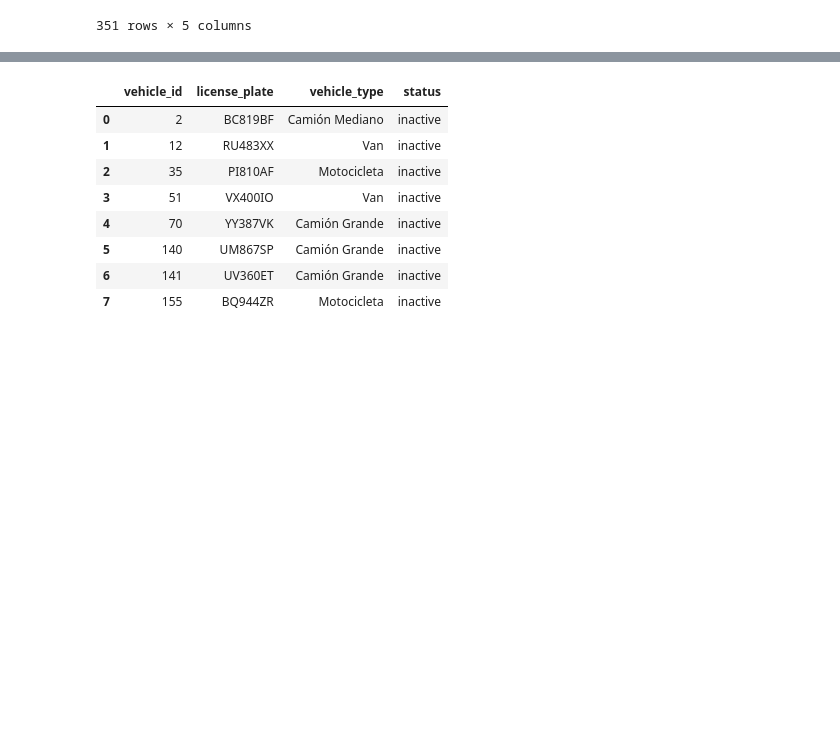
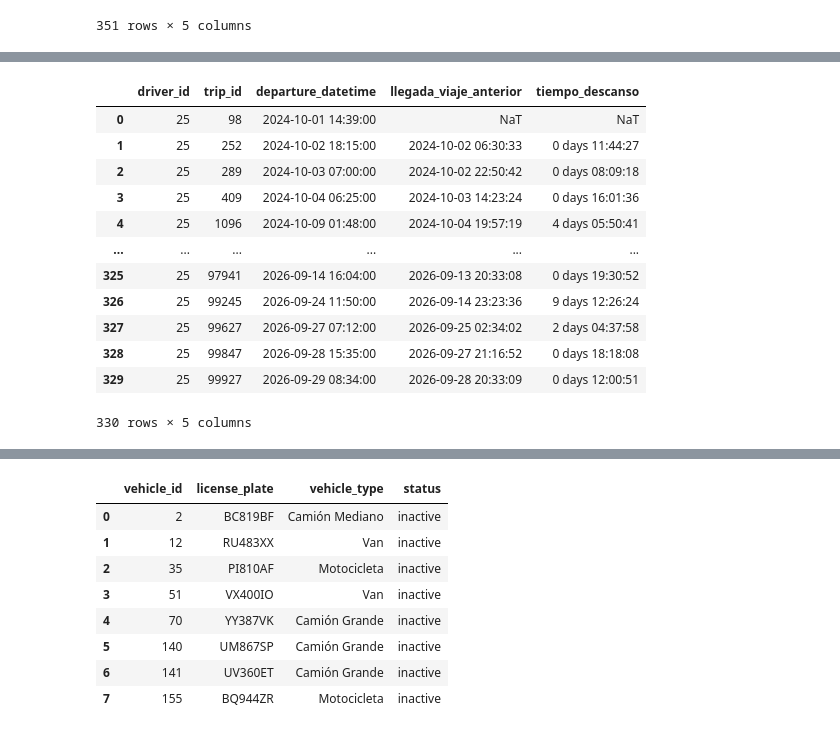
Before and after one commit to agusblopezt-ux/ProyectoM2_AgustinaLopezTorres, a Jupyter notebook: 1. Notebooks/Avance_2_SQLAnalysis.ipynb, the cells around one changed output, grey strips where cells are left out. Cells and saved outputs as stored; diff of their text form; code cells hidden in the pictures; blank space fills up the shorter version.

```diff
--- a/1. Notebooks/Avance_2_SQLAnalysis.ipynb
+++ b/1. Notebooks/Avance_2_SQLAnalysis.ipynb
@@ -264,0 +322,24 @@ correr(q9)
+# %%
+q10 = """
+SELECT driver_id, trip_id, departure_datetime,
+       LAG(arrival_datetime) OVER (PARTITION BY driver_id ORDER BY departure_datetime) AS llegada_viaje_anterior,
+       departure_datetime - LAG(arrival_datetime) OVER (PARTITION BY driver_id ORDER BY departure_datetime) AS tiempo_descanso
+FROM trips
+WHERE driver_id = 25
+ORDER BY departure_datetime
+"""
+correr(q10)
+# %% [output]
+|  | driver_id | trip_id | departure_datetime | llegada_viaje_anterior | tiempo_descanso |
+| 0 | 25 | 98 | 2024-10-01 14:39:00 | NaT | NaT |
+| 1 | 25 | 252 | 2024-10-02 18:15:00 | 2024-10-02 06:30:33 | 0 days 11:44:27 |
+| 2 | 25 | 289 | 2024-10-03 07:00:00 | 2024-10-02 22:50:42 | 0 days 08:09:18 |
+| 3 | 25 | 409 | 2024-10-04 06:25:00 | 2024-10-03 14:23:24 | 0 days 16:01:36 |
+| 4 | 25 | 1096 | 2024-10-09 01:48:00 | 2024-10-04 19:57:19 | 4 days 05:50:41 |
+| ... | ... | ... | ... | ... | ... |
+| 325 | 25 | 97941 | 2026-09-14 16:04:00 | 2026-09-13 20:33:08 | 0 days 19:30:52 |
+| 326 | 25 | 99245 | 2026-09-24 11:50:00 | 2026-09-14 23:23:36 | 9 days 12:26:24 |
+| 327 | 25 | 99627 | 2026-09-27 07:12:00 | 2026-09-25 02:34:02 | 2 days 04:37:58 |
+| 328 | 25 | 99847 | 2026-09-28 15:35:00 | 2026-09-27 21:16:52 | 0 days 18:18:08 |
+| 329 | 25 | 99927 | 2026-09-29 08:34:00 | 2026-09-28 20:33:09 | 0 days 12:00:51 |
+330 rows × 5 columns
```
Also changed, not shown: parts of 24 cells of this notebook, 4 other files.
